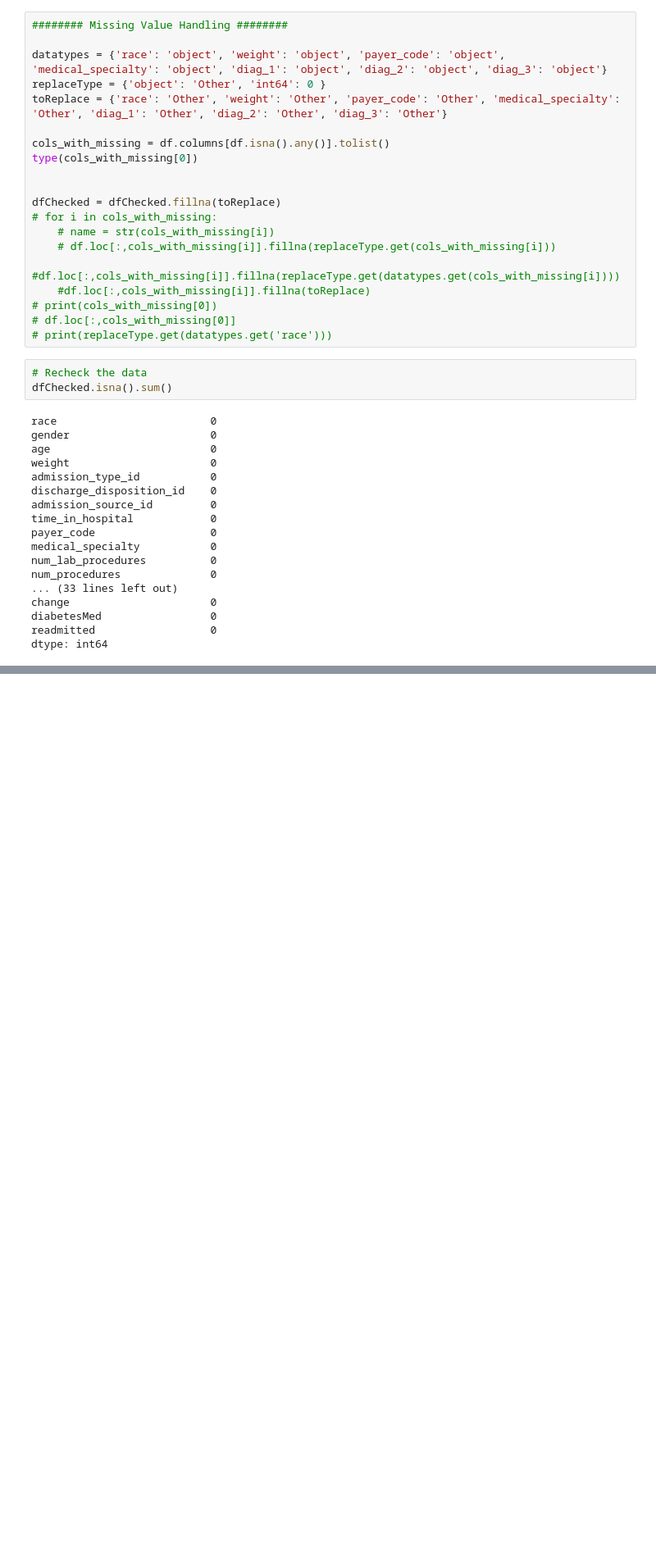
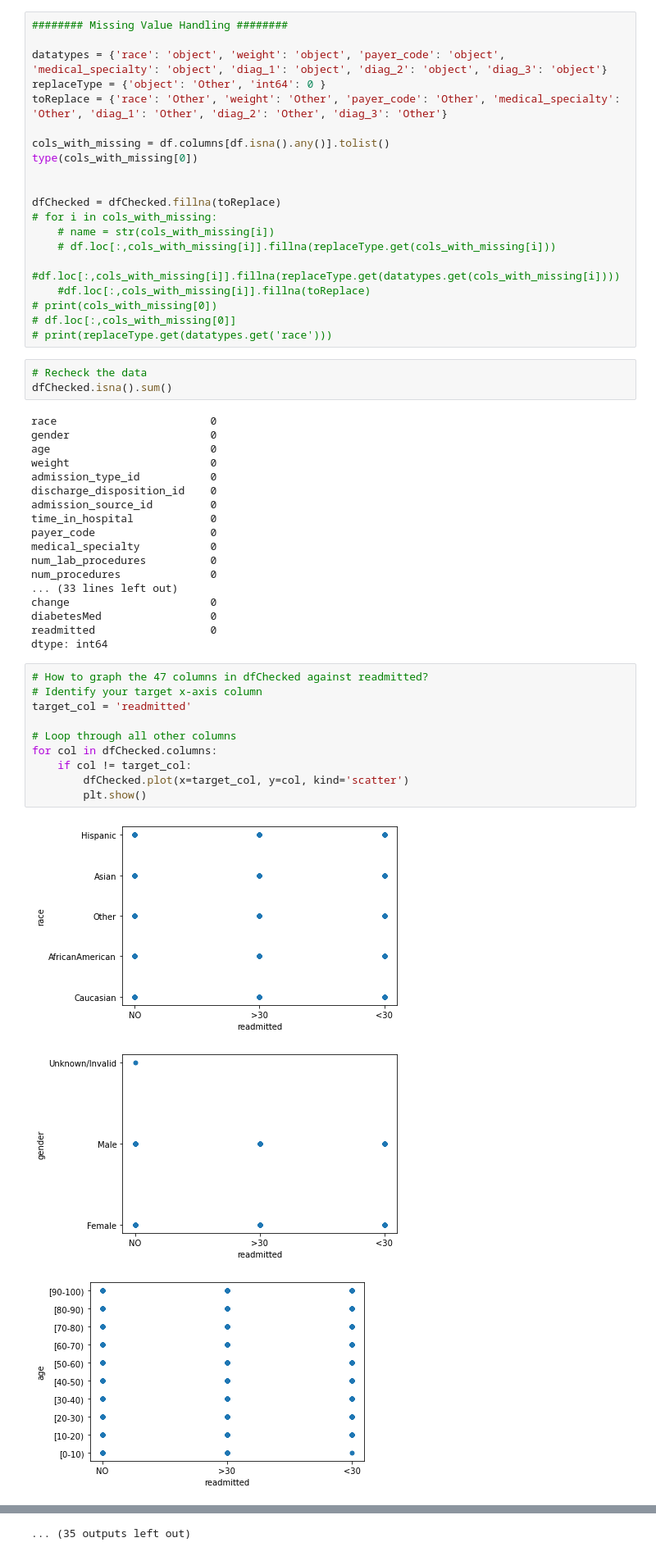
Before and after one commit to anherna24/dataVisual, a Jupyter notebook: dataVisualDiabetes.ipynb, the cells around one changed output, grey strips where cells are left out. Shown at 82% size. Saved outputs shown, nothing was run; the diff lists cells and outputs as text; blank space fills up the shorter version.

```diff
--- a/dataVisualDiabetes.ipynb
+++ b/dataVisualDiabetes.ipynb
@@ -176,3 +176,17 @@ change                      0
 diabetesMed                 0
 readmitted                  0
 dtype: int64
+# %%
+# How to graph the 47 columns in dfChecked against readmitted?
+# Identify your target x-axis column
+target_col = 'readmitted'
+
+# Loop through all other columns
+for col in dfChecked.columns:
+    if col != target_col:
+        dfChecked.plot(x=target_col, y=col, kind='scatter')
+        plt.show()
+# %% [output]
+[figure, added]
+[figure, added]
+[figure, added]
@@ -178,0 +202 @@ dtype: int64
+... (35 outputs left out)
```
Also changed, not shown: parts of 1 cell of this notebook.
